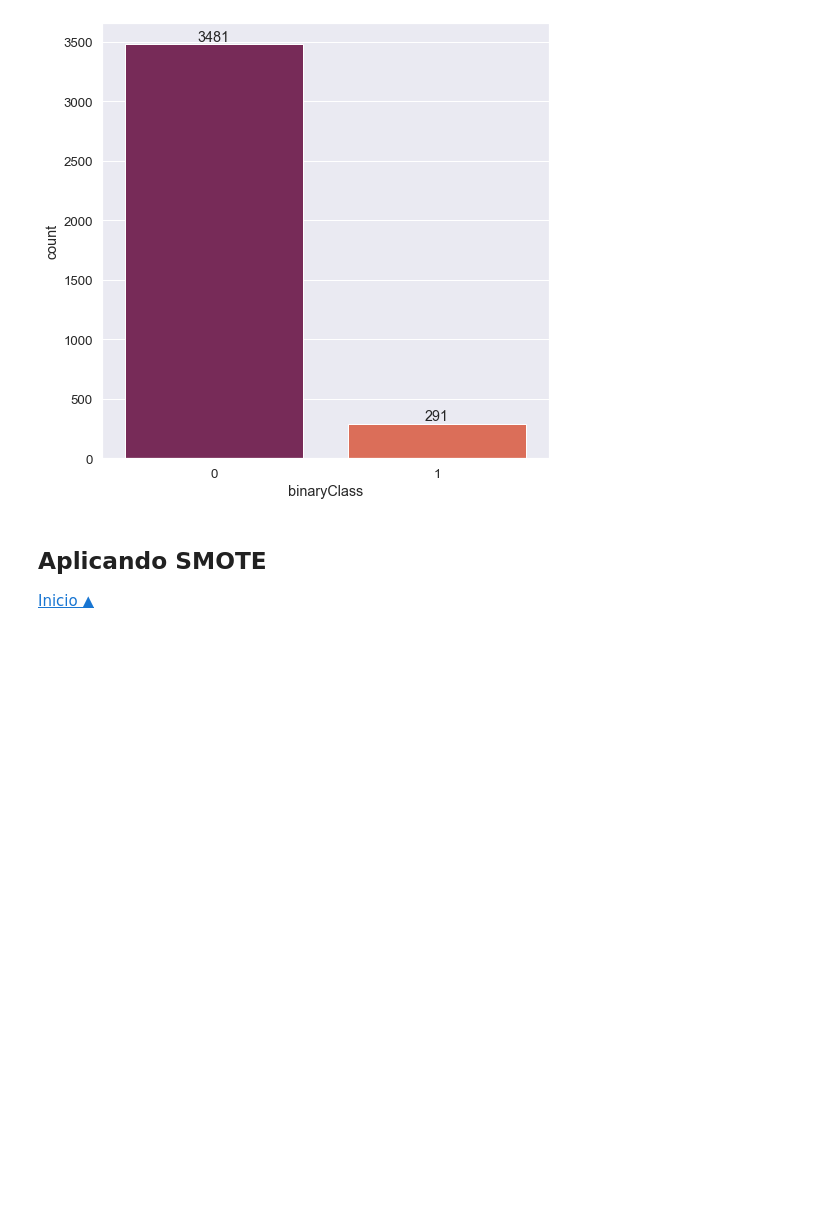
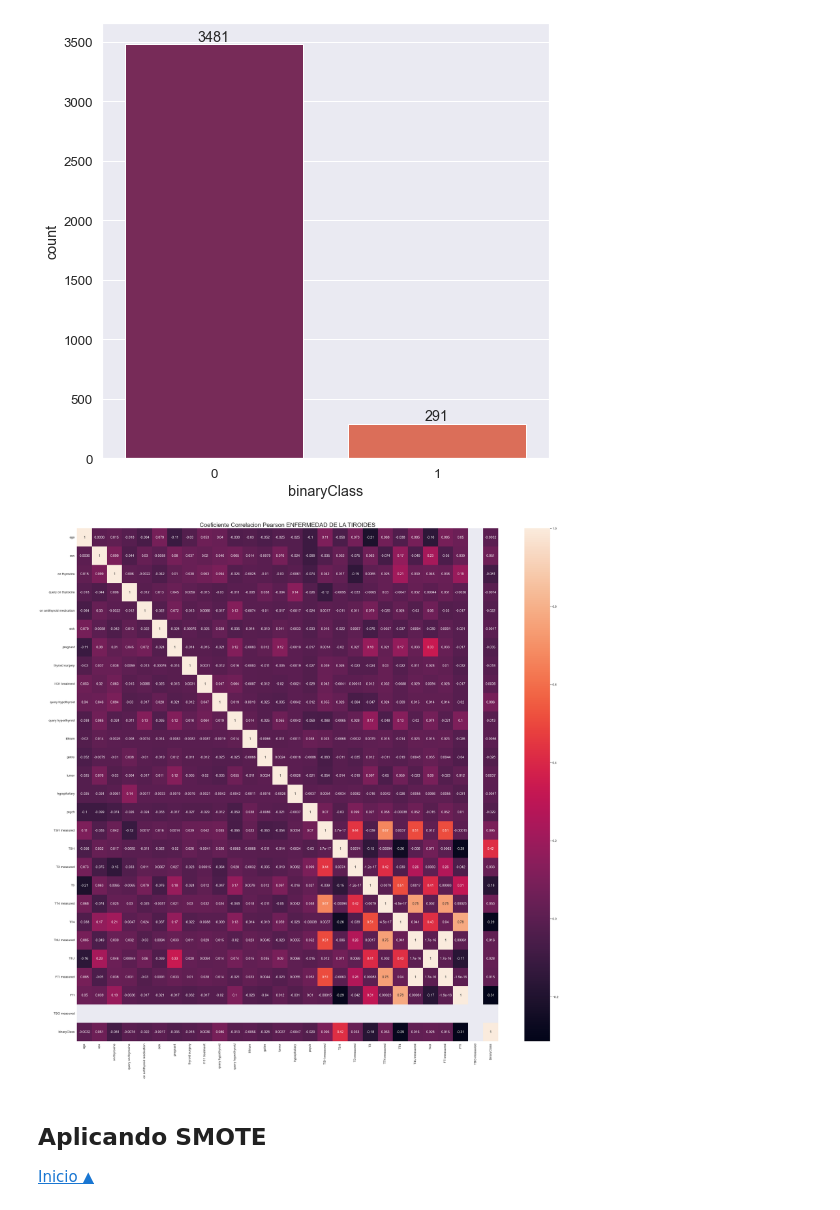
Before and after one commit to jnatmed/smote_tpfinal, a Jupyter notebook: thyroid_sick.ipynb, the cells around one changed output. Drawn from its saved outputs; the diff is of its cells as text; code cells hidden in the pictures; blank space fills up the shorter version.

```diff
--- a/thyroid_sick.ipynb
+++ b/thyroid_sick.ipynb
@@ -361,6 +361,19 @@ ax.bar_label(container=ax.containers[0], labels=abs_values)
 # %% [output]
 [Text(0, 0, '3481'), Text(0, 0, '291')]
 [figure]
+# %%
+import matplotlib.pyplot as plt
+import seaborn as sns
+
+# corr_df = data.corr()
+corr_df = data.corr(method='pearson')
+
+plt.figure(figsize=(40, 40))
+sns.heatmap(corr_df, annot=True)
+plt.title('Coeficiente Correlacion Pearson ENFERMEDAD DE LA TIROIDES', fontsize=25)
+plt.show()
+# %% [output]
+[figure, added]
 # %% [markdown]
 <a id='aplicando-smote'></a>
 ## Aplicando SMOTE
```
Also changed, not shown: 4 other files.
